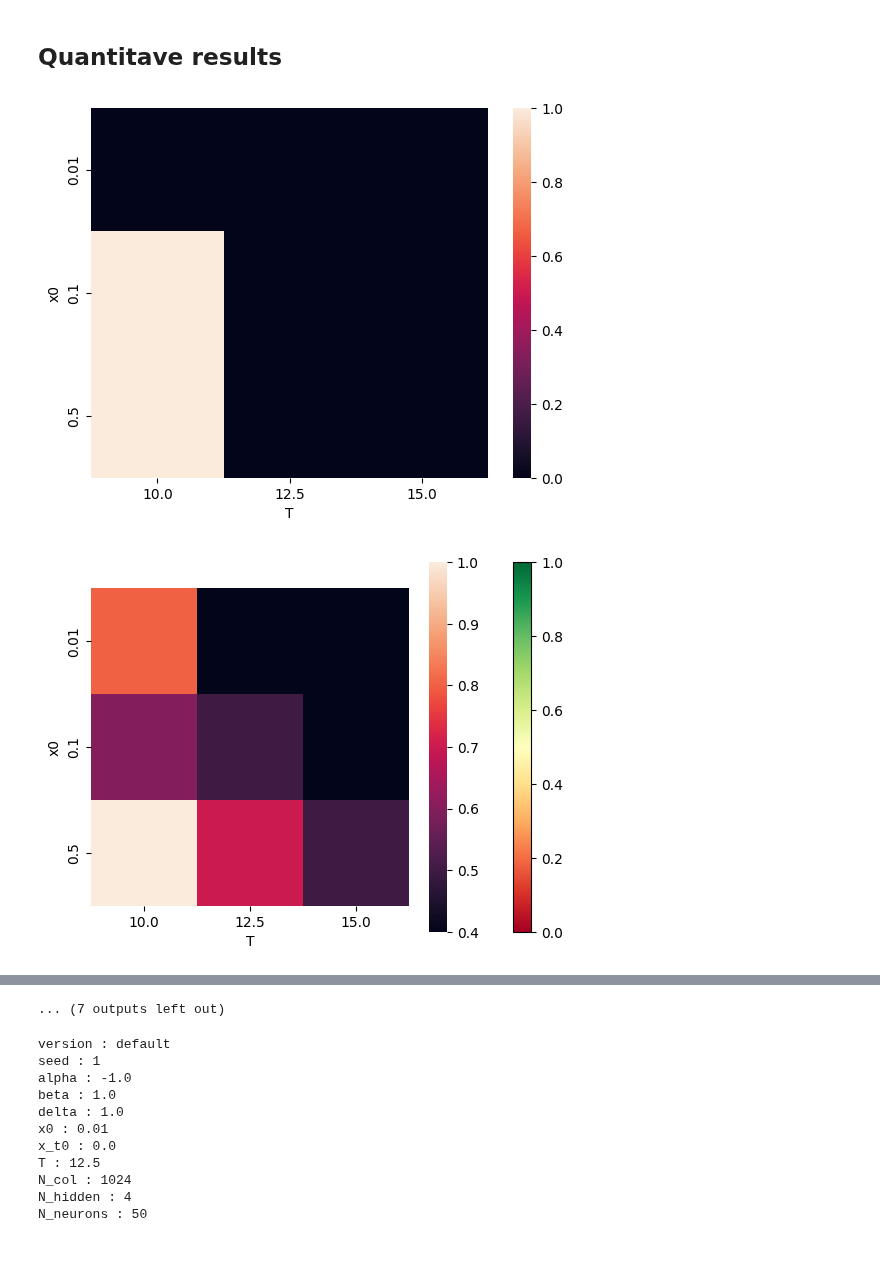
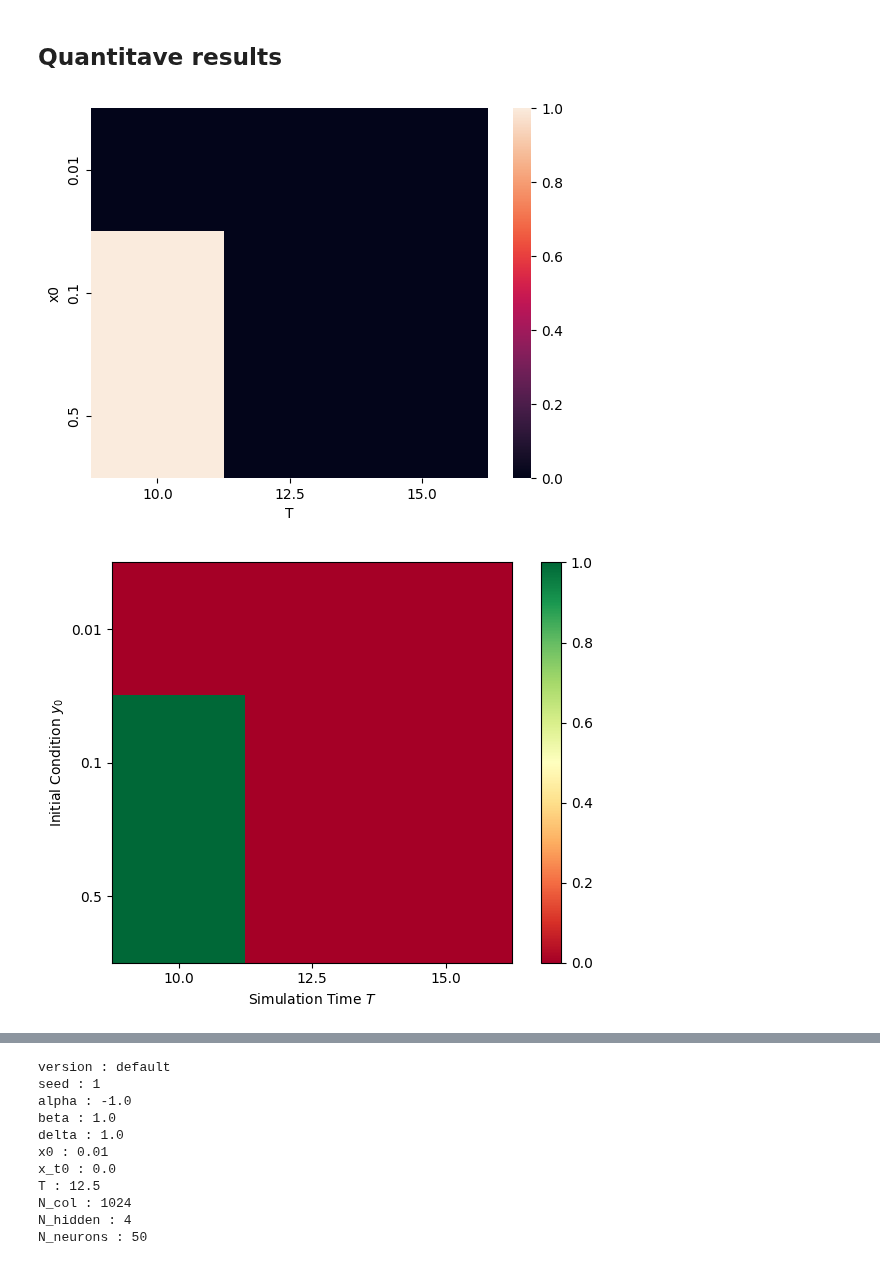
Before and after one commit to losmib/PINNs_fixed_points, a Jupyter notebook: unforced_duffing/results_visualization.ipynb, the cells around one changed output, grey strips where cells are left out. Saved outputs shown, nothing was run; the diff lists cells and outputs as text; code cells hidden in the pictures.

```diff
--- a/unforced_duffing/results_visualization.ipynb
+++ b/unforced_duffing/results_visualization.ipynb
@@ -18,36 +18,36 @@ import os
 # %% [markdown]
 ## Quantitave results
 # %%
-results = pd.read_csv("results_paper/results_reg_full.csv")
+results = pd.read_csv("results_paper/results_reg_full_eps01.csv")
 
-for reg in results["regularization"]:
+for reg in results["regularization"].unique():
     results_subset = results.loc[results["regularization"] == reg]
     table = pd.pivot_table(results_subset, values="loss_successes_percent",
                         index=["x0"],
                         columns=["T"],
                         aggfunc="mean")
 
     table.to_csv(f"grid_{reg}_results.csv")
 
-    sns.heatmap(table)
+    sns.heatmap(table, vmin=0, vmax=1)
     plt.show()
 
     fig, ax = plt.subplots()
 
-    ims = ax.imshow(table, cmap='RdYlGn')
+    ims = ax.imshow(table, cmap='RdYlGn', vmin=0, vmax=1)
     fig.colorbar(ims)
 
     ax.set_xticks(range(table.shape[1]))
     ax.set_xticklabels(table.columns)
     ax.set_xlabel(r'Simulation Time $T$')
 
     ax.set_yticks(range(table.shape[0]))
     ax.set_yticklabels(table.index)
     ax.set_ylabel(r'Initial Condition $y_0$')
 
 
-plt.tight_layout()
-plt.show()
+    plt.tight_layout()
+    plt.show()
 # %% [output]
 [figure]
-[figure, old version]
+[figure, new version]
@@ -64,4 +56,3 @@ plt.show()
-... (7 outputs left out)
 # %%
 from configs.config_loader import load_config
 config = load_config('configs/default.yaml')
```
Also changed, not shown: parts of 1 cell of this notebook, 14 other files.
